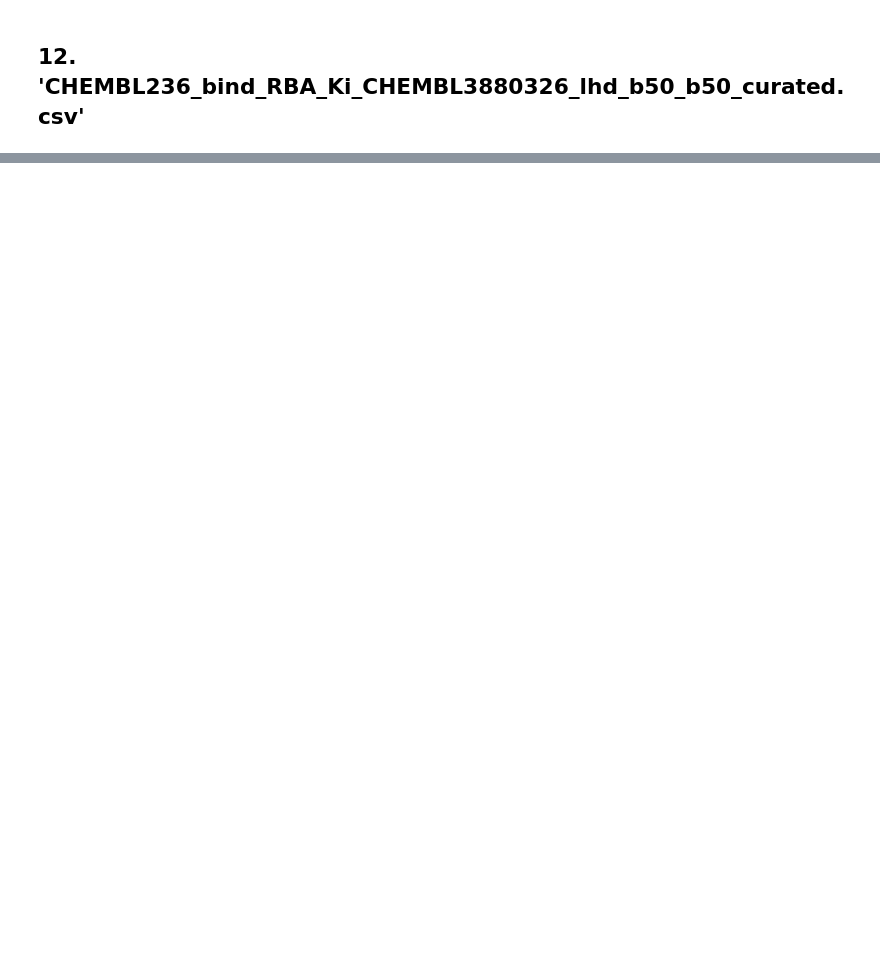
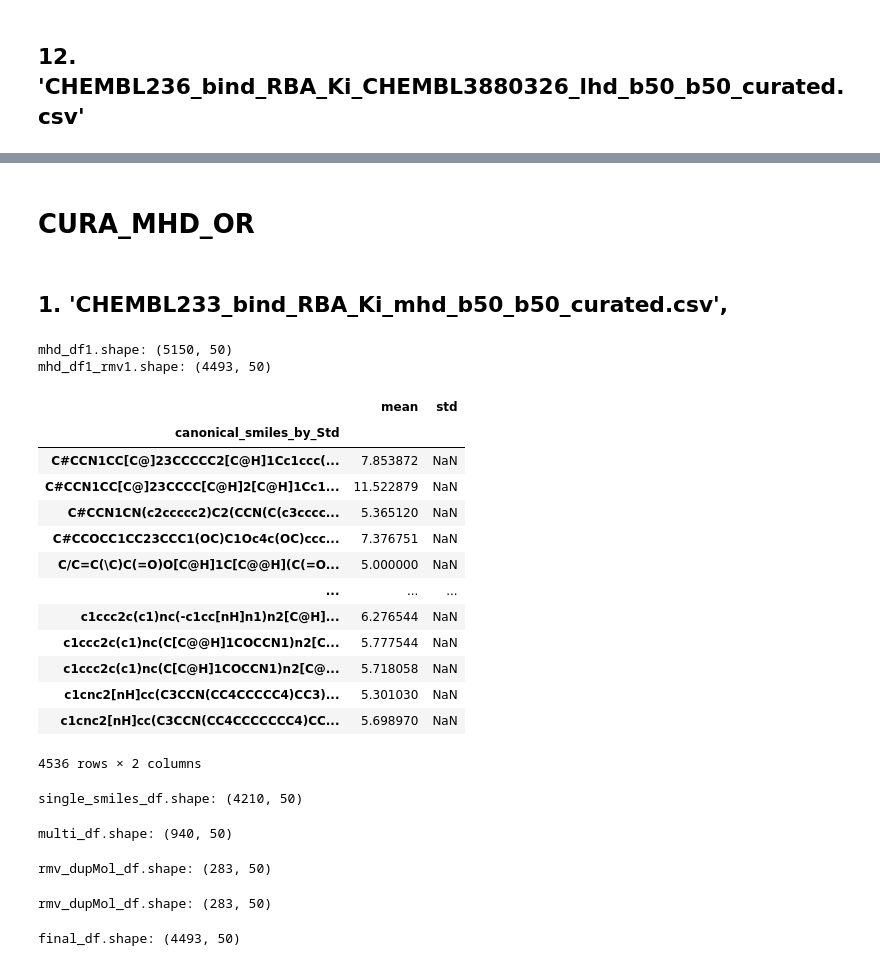
Before and after one commit to xixichennn/datacat4ml, a Jupyter notebook: datacat4ml/Scripts/data_prep/data_curate/curate_utils/manual_curate.ipynb, the cells around one changed output, grey strips where cells are left out. Drawn from its saved outputs; the diff is of its cells as text; code cells hidden in the pictures; blank space fills up the shorter version.

Commit message:
modify the curation process to avoid the 'NaN' for 'pStandard_value' originating from rmv_dupMol due to the mismatch of smiles and mean `pStandarad_value`

```diff
--- a/datacat4ml/Scripts/data_prep/data_curate/curate_utils/manual_curate.ipynb
+++ b/datacat4ml/Scripts/data_prep/data_curate/curate_utils/manual_curate.ipynb
@@ -587,0 +441,2 @@ Name: count, dtype: int64
+# %% [markdown]
+# CURA_MHD_OR
@@ -587,0 +486,2 @@ Name: count, dtype: int64
+# %% [markdown]
+## 1. 'CHEMBL233_bind_RBA_Ki_mhd_b50_b50_curated.csv',
@@ -587,0 +522,65 @@ Name: count, dtype: int64
+# %%
+mhd_df1 = read_hml_hd(in_dir=CURA_MHD_OR_DIR, dir_base_name ='rmvDupMol0', f_base_name='CHEMBL233_bind_RBA_Ki')
+print(f'mhd_df1.shape: {mhd_df1.shape}')
+
+mhd_df1_rmv1 = read_hml_hd(in_dir=CURA_MHD_OR_DIR, dir_base_name ='rmvDupMol1', f_base_name='CHEMBL233_bind_RBA_Ki')
+print(f'mhd_df1_rmv1.shape: {mhd_df1_rmv1.shape}')
+
+#plot_diff_pref_names(mhd_df1, mhd_df1_rmv1)
+
+#mhd_df1_rmv = remove_dup_mols(mhd_df1)
+#print(f'mhd_df1_rmv.shape: {mhd_df1_rmv.shape}')
+# %% [output]
+mhd_df1.shape: (5150, 50)
+mhd_df1_rmv1.shape: (4493, 50)
+# %%
+df = mhd_df1.copy()
+df_group = df.groupby(std_smiles_col)[pvalue_col2].agg(['mean', 'std'])
+df_group
+# %% [output]
+|  | mean | std |
+| canonical_smiles_by_Std |  |  |
+| C#CCN1CC[C@]23CCCCC2[C@H]1Cc1ccc(... | 7.853872 | NaN |
+| C#CCN1CC[C@]23CCCC[C@H]2[C@H]1Cc1... | 11.522879 | NaN |
+| C#CCN1CN(c2ccccc2)C2(CCN(C(c3cccc... | 5.365120 | NaN |
+| C#CCOCC1CC23CCC1(OC)C1Oc4c(OC)ccc... | 7.376751 | NaN |
+| C/C=C(\C)C(=O)O[C@H]1C[C@@H](C(=O... | 5.000000 | NaN |
+| ... | ... | ... |
+| c1ccc2c(c1)nc(-c1cc[nH]n1)n2[C@H]... | 6.276544 | NaN |
+| c1ccc2c(c1)nc(C[C@@H]1COCCN1)n2[C... | 5.777544 | NaN |
+| c1ccc2c(c1)nc(C[C@H]1COCCN1)n2[C@... | 5.718058 | NaN |
+| c1cnc2[nH]cc(C3CCN(CC4CCCCC4)CC3)... | 5.301030 | NaN |
+| c1cnc2[nH]cc(C3CCN(CC4CCCCCCC4)CC... | 5.698970 | NaN |
+4536 rows × 2 columns
+# %%
+single_idx = df_group[df_group['std'].isna()].index
+single_df = df[df[std_smiles_col].isin(single_idx)].copy()
+print(f'single_smiles_df.shape: {single_df.shape}')
+# %% [output]
+single_smiles_df.shape: (4210, 50)
+# %%
+# multi-apprearance smiles (std is not NaN)
+multi_idx = df_group[df_group['std'].notna()].index
+multi_df = df[df[std_smiles_col].isin(multi_idx)].copy()
+print(f'multi_df.shape: {multi_df.shape}')
+# %% [output]
+multi_df.shape: (940, 50)
+# %%
+# remove multi-appearance with high std (>1)
+keep_multi_idx = df_group.loc[multi_idx].loc[lambda x: x['std'] <=1].index
+rmv_dupMol_df = multi_df[multi_df[std_smiles_col].isin(keep_multi_idx)].drop_duplicates(subset=std_smiles_col, keep='first').copy()
+print(f'rmv_dupMol_df.shape: {rmv_dupMol_df.shape}')
+# %% [output]
+rmv_dupMol_df.shape: (283, 50)
+# %%
+# map the mean pStandard_value to each remaining multi-smiles row
+rmv_dupMol_df[pvalue_col2] = rmv_dupMol_df[std_smiles_col].map(df_group['mean'])
+print(f'rmv_dupMol_df.shape: {rmv_dupMol_df.shape}')
+# %% [output]
+rmv_dupMol_df.shape: (283, 50)
+# %%
+# combine single and multi-appearance smiles
+final_df = pd.concat([single_df, rmv_dupMol_df], axis=0).reset_index(drop=True)
+print(f'final_df.shape: {final_df.shape}')
+# %% [output]
+final_df.shape: (4493, 50)
```
Also changed, not shown: parts of 36 cells of this notebook, 6 other files.
